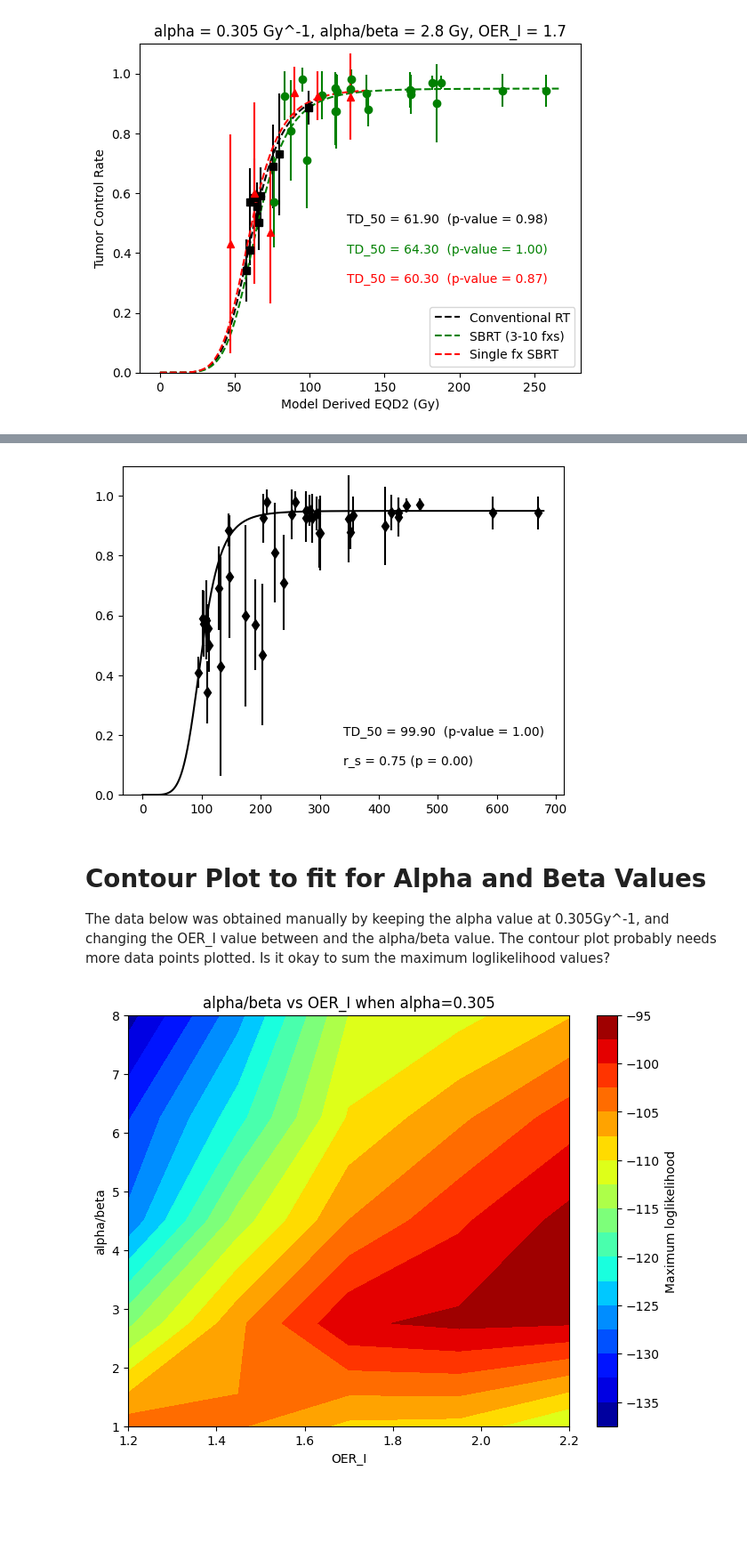
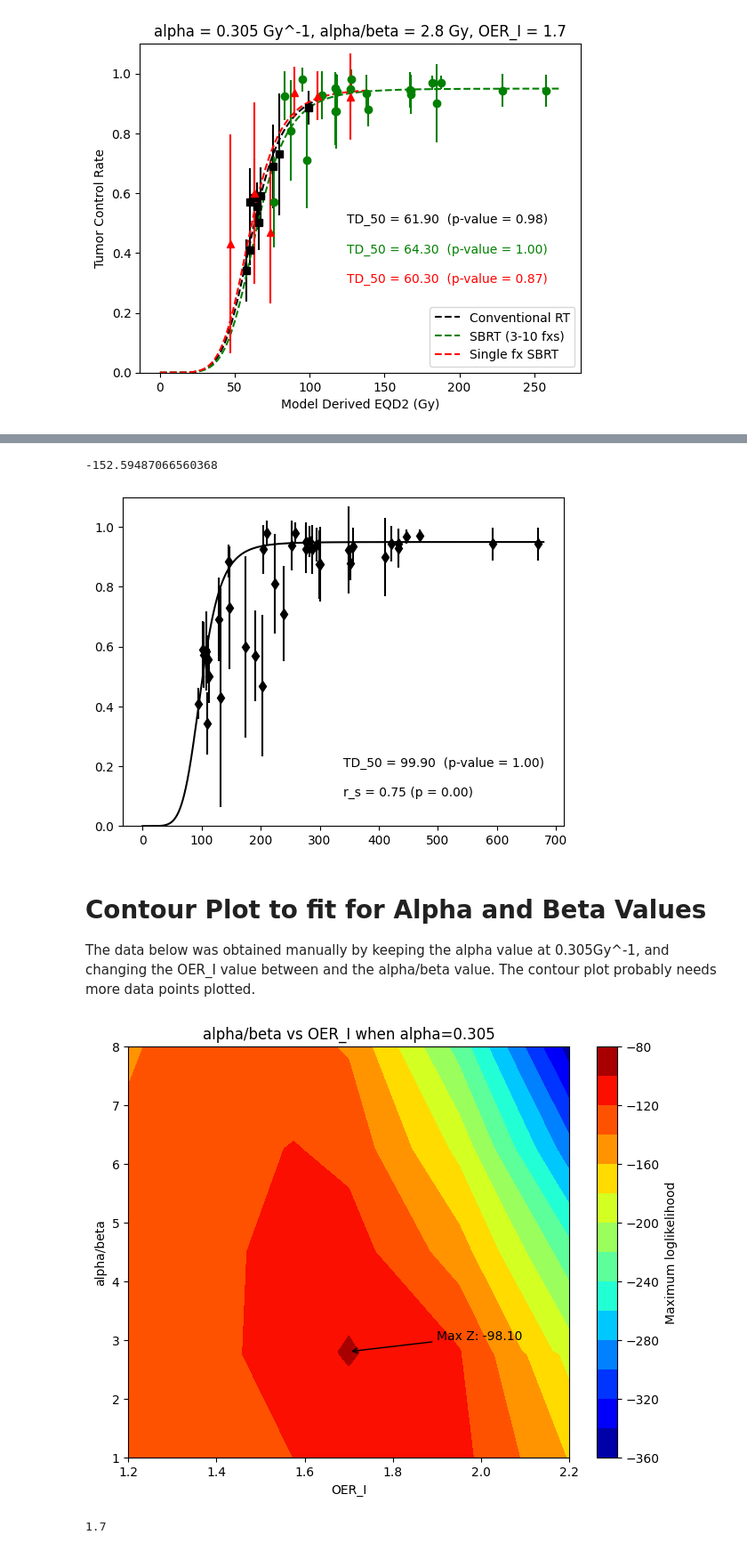
Before and after one commit to susanne104/MSK, a Jupyter notebook: MLEpython1.ipynb, the cells around one changed output, grey strips where cells are left out. Shown at 89% size. Saved outputs shown, nothing was run; the diff lists cells and outputs as text; code cells hidden in the pictures; blank space fills up the shorter version.

```diff
--- a/MLEpython1.ipynb
+++ b/MLEpython1.ipynb
@@ -1644,6 +1603,8 @@ vector[pos_max] = np.inf
 range2 = min(np.abs(vector - maxVal + 1.92))
 pos_ran2 = np.argmin(abs(vector - maxVal + 1.92))
 
+print(maxVal)
+
 nLL = maxVal / len(Dose)
 TD50 = pos_max / 10
 rnges = [pos_ran1 / 10, pos_ran2 / 10]
@@ -1662,7 +1623,6 @@ t_stat, p_bed_t = ttest_rel(observed, expected)
 # Spearman correlation
 rho, pval = spearmanr(BED, TCP)
 
-#plt.subplot(2, 2, 4)
 
 xrange = np.arange(0, max(BED) + 10.01, 0.01)
 
@@ -1680,81 +1640,96 @@ plt.ylim(0, 1.1)
 # Show the plot (assuming you already have a figure created)
 plt.show()
 # %% [output]
+-152.59487066560368
 [figure]
 # %% [markdown]
 # Contour Plot to fit for Alpha and Beta Values
 
-The data below was obtained manually by keeping the alpha value at 0.305Gy^-1, and changing the OER_I value between and the alpha/beta value. The contour plot probably needs more data points plotted. Is it okay to sum the maximum loglikelihood values?
+The data below was obtained manually by keeping the alpha value at 0.305Gy^-1, and changing the OER_I value between and the alpha/beta value. The contour plot probably needs more data points plotted.
 # %%
 import matplotlib.pyplot as plt
 import numpy as np
+from numpy.ma import masked_where
 
 # Data points
-y = [1, 2.75, 4.5, 6.25, 8]
-x = [1.2, 1.45, 1.7, 1.95, 2.2]
+y = [1, 2.75, 2.8, 4.5, 6.25, 8] #1.875, 3.625,  5.375, 7.125
+x = [1.2, 1.45, 1.575, 1.7, 1.95, 2.2]
 data = [
-    (1, 1.2, -103.6281274),
-    (1, 1.45, -104.7427996),
-    (1, 1.7, -108.0936012),
-    (1, 1.95, -108.3921521),
-    (1, 2.2, -112.6464135),
-    (2.75, 1.2, -115.6120362),
-    (2.75, 1.45, -105.5690668),
-    (2.75, 1.7, -97.86808303),
-    (2.75, 1.95, -96.92408687),
-    (2.75, 2.2, -97.29054629),
-    (4.5, 1.2, -126.8750277),
-    (4.5, 1.45, -113.7941936),
-    (4.5, 1.7, -104.9765017),
-    (4.5, 1.95, -100.4499494),
-    (4.5, 2.2, -96.6177865),
-    (6.25, 1.2, -130.2077513),
-    (6.25, 1.45, -120.886179),
-    (6.25, 1.7, -109.7314178),
-    (6.25, 1.95, -105.5416797),
-    (6.25, 2.2, -101.2011816),
-    (8, 1.2, -136.0105103),
-    (8, 1.45, -125.8432552),
-    (8, 1.7, -112.4681784),
-    (8, 1.95, -110.8761605),
-    (8, 2.2, -107.7371836),
+    (1, 1.2, -137.1958686612035),
+    (1, 1.45, -131.7934895365754),
+    (1, 1.575, -119.88568340427967),
+    (1, 1.7, -113.19106629745473),
+    (1, 1.95, -113.81329881216486),
+    (1, 2.2, -161.40479661342297),
+    (2.75, 1.2, -135.9367211666191),
+    (2.75, 1.45, -120.93951768882827),
+    (2.75, 1.575, -108.25954956463889),
+    (2.75, 1.7, -98.35219428852476),
+    (2.75, 1.95, -118.67793462927978),
+    (2.75, 2.2, -186.47863663903925),
+    (2.8, 1.2, -135.97186013148234),
+    (2.8, 1.45, -120.95611478422616),
+    (2.8, 1.575, -108.00208214842641),
+    (2.8, 1.7, -98.10336913463381),
+    (2.8, 1.95, -118.74825751067343),
+    (2.8, 2.2, -190.9543931731627),
+    (4.5, 1.2, -138.43786012528392),
+    (4.5, 1.45, -121.39236508553255),
+    (4.5, 1.575, -112.2767561145915),
+    (4.5, 1.7, -110.31027481186655),
+    (4.5, 1.95, -150.68187901120464),
+    (4.5, 2.2, -232.36351036361185),
+    (6.25, 1.2, -137.78220536977577),
+    (6.25, 1.45, -125.17059536520573),
+    (6.25, 1.575, -118.90293469591502),
+    (6.25, 1.7, -125.977974904504),
+    (6.25, 1.95, -185.68861591419397),
+    (6.25, 2.2, -292.20689419678456),
+    (8, 1.2, -141.407416046491),
+    (8, 1.45, -131.3448370028925),
+    (8, 1.575, -133.21814153397327),
+    (8, 1.7, -142.14905847402633),
+    (8, 1.95, -227.9347117970044),
+    (8, 2.2, -349.8575396940779),
 
 ]
 
 # Extract x, y, and z values
-x_values = [point[0] for point in data]
-y_values = [point[1] for point in data]
+y_values = [point[0] for point in data]
+x_values = [point[1] for point in data]
 z_values = [point[2] for point in data]
 
 # Create a grid of x and y values
 x_grid, y_grid = np.meshgrid(x, y)
 
 # Reshape z_values to match the grid dimensions
 z_grid = np.reshape(z_values, (len(y), len(x)))
 
 # Create a contour plot with a color map
 plt.figure(figsize=(8, 6))
 contour = plt.contourf(x_grid, y_grid, z_grid, levels=15, cmap='jet')
 
 # Add a color bar legend
 cbar = plt.colorbar(contour)
 cbar.set_label('Maximum loglikelihood')
 
 # Find the maximum Z value
 max_z = max(z_values)
 
+
 # Label the maximum Z value
 max_x = x_values[z_values.index(max_z)]
 max_y = y_values[z_values.index(max_z)]
 plt.annotate(f'Max Z: {max_z:.2f}', xy=(max_x, max_y), xytext=(max_x + 0.2, max_y + 0.2),
              arrowprops=dict(arrowstyle='->'))
 
 # Add labels
 plt.xlabel('OER_I')
 plt.ylabel('alpha/beta')
 plt.title('alpha/beta vs OER_I when alpha=0.305')
 
 # Show the plot
 plt.show()
 # %% [output]
-[figure, old version]
+[figure, new version]
+1.7
```
Also changed, not shown: parts of 23 cells of this notebook.
